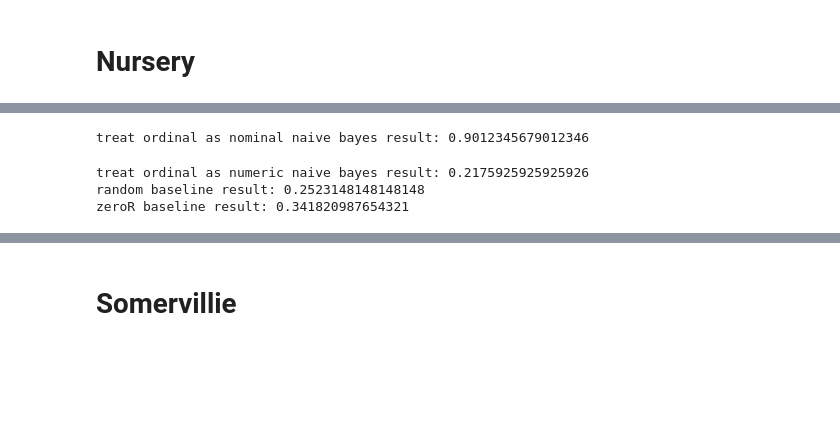
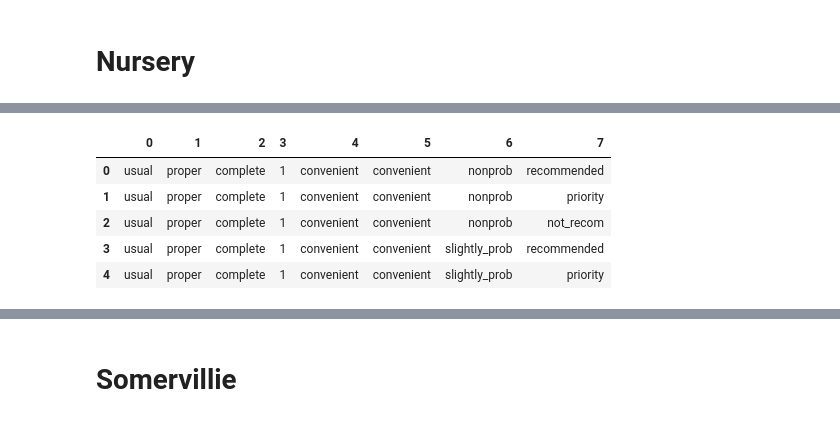
Before and after one commit to Haswf/NaiveBayesClassifier, a Jupyter notebook: assignment1_2020_template.ipynb, the cells around one changed output, grey strips where cells are left out. Saved outputs shown, nothing was run; the diff lists cells and outputs as text; code cells hidden in the pictures; blank space fills up the shorter version.

```diff
--- a/assignment1_2020_template.ipynb
+++ b/assignment1_2020_template.ipynb
@@ -572,38 +610,31 @@ replacement_map = {
     6: ["nonprob", "slightly_prob", "problematic"],
     7: ["recommended", "priority", "not_recom"],
 }
+# %%
+X.head()
+# %% [output]
+|  | 0 | 1 | 2 | 3 | 4 | 5 | 6 | 7 |
+| 0 | usual | proper | complete | 1 | convenient | convenient | nonprob | recommended |
+| 1 | usual | proper | complete | 1 | convenient | convenient | nonprob | priority |
+| 2 | usual | proper | complete | 1 | convenient | convenient | nonprob | not_recom |
+| 3 | usual | proper | complete | 1 | convenient | convenient | slightly_prob | recommended |
+| 4 | usual | proper | complete | 1 | convenient | convenient | slightly_prob | priority |
 # %%
 X_train, X_test, y_train, y_test = train_test_split(X,y)
-# result = random_baseline(X_test, y_test)
 
 bayes = BayesClassifier()
 
 #consider all the ordinal attributes as nominal
 type_list = [1 for i in range(X_train.shape[1])]
 bayes.train(X_train, y_train, build_type_dict(type_list,treat_ordinal_as="nominal" ))
-nominal_result = bayes.predict(X_test)
-
-print("treat ordinal as nominal naive bayes result:",accuracy(np.array(nominal_result), np.array(y_test)))
+bayes.predict(X_test)
+nominal_accuracy = bayes.evaluate(y_test)[0]
-# %% [output]
-treat ordinal as nominal naive bayes result: 0.9012345679012346
 # %%
-
-
 X_numeric = oridinal_to_integer(X, replacement_map)
 X_train, X_test, y_train, y_test = train_test_split(X_numeric, y)
 bayes = BayesClassifier()
 
 bayes.train(X_train, y_train, build_type_dict(type_list,treat_ordinal_as="numeric"))
-numeric_result = bayes.predict(X_test)
 
-print("treat ordinal as numeric naive bayes result:",accuracy(np.array(numeric_result), np.array(y_test)))
-
-ran_baseline = random_baseline(X_test, np.array(y_test))
-print("random baseline result:", accuracy(ran_baseline, y_test))
-
-zeror_baseline = zero_r_baseline(X_test, np.array(y_test))
-print("zeroR baseline result:", accuracy(zeror_baseline, y_test))
+bayes.predict(X_test)
+numeric_accuracy, random, zeror = bayes.evaluate(y_test)
-# %% [output]
-treat ordinal as numeric naive bayes result: 0.2175925925925926
-random baseline result: 0.2523148148148148
-zeroR baseline result: 0.341820987654321
```
Also changed, not shown: parts of 22 cells of this notebook.
